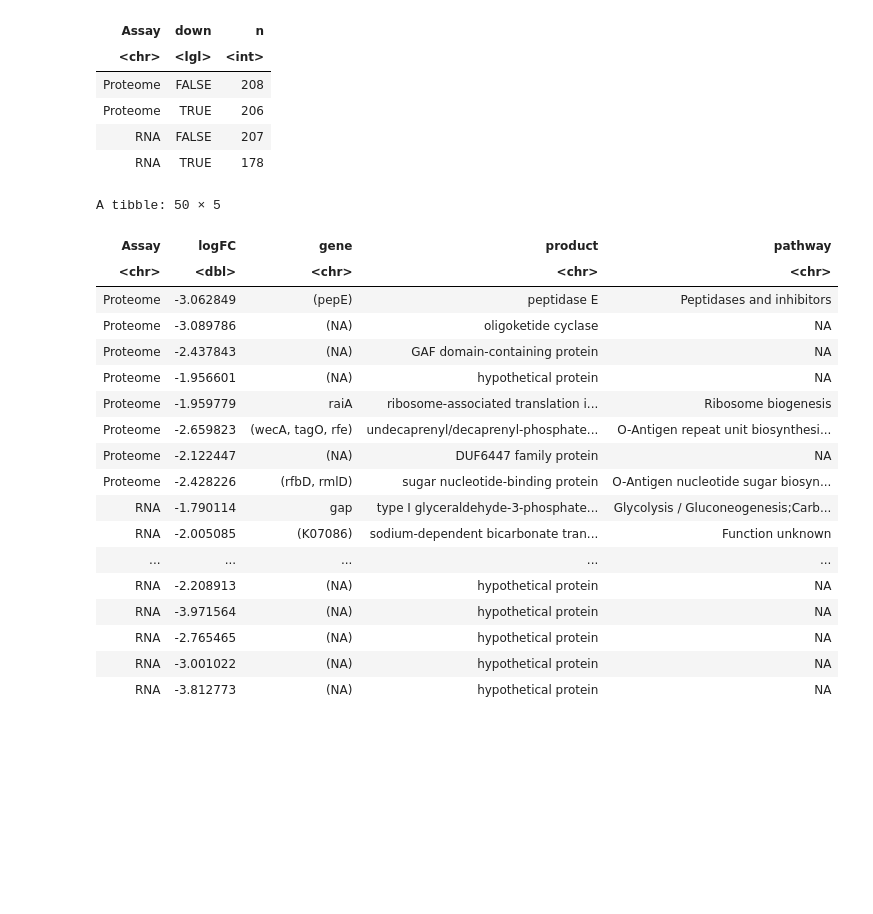
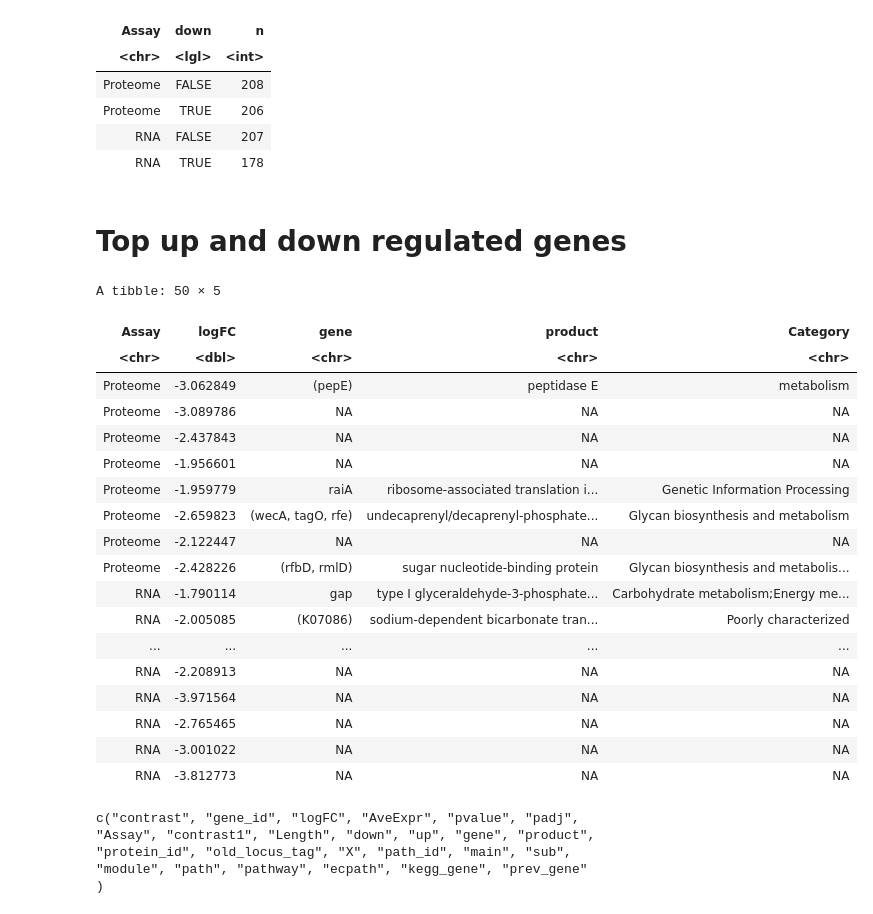
Before and after one commit to wosnat/CC1A3, a Jupyter notebook: Enrichment/CC1A3 MED4 figure long term.ipynb, the cells around one changed output. Cells and saved outputs as stored; diff of their text form; code cells hidden in the pictures; blank space fills up the shorter version.

```diff
--- a/Enrichment/CC1A3 MED4 figure long term.ipynb
+++ b/Enrichment/CC1A3 MED4 figure long term.ipynb
@@ -55,3 +115,6 @@ hpath_df = hpath_df %>%
     mutate(module = str_replace(module, "Metabolism of", "")) %>%
     mutate(module = str_replace(module, "biosynthesis", "")) %>%
     mutate(module = str_trim(module))
+# %%
+# add Category
+hpath_df = left_join(hpath_df, kegg_mapping_df, by=c('sub', 'main'), )
@@ -62,7 +214,7 @@ hpath_df = hpath_df %>%
 hpath_df = hpath_df %>%
     mutate(
         prev_gene = gene,
-        gene = if_else(gene != '', gene, paste0('(',kegg_gene,')'))
+        gene = if_else((prev_gene != '') | (is.na(kegg_gene)), prev_gene, paste0('(',kegg_gene,')'))
 
     )
 # %%
@@ -92,0 +235,18 @@ lgl (2): down, up
+# %%
+
+
+hpath_df_to_export_filter = hpath_df %>%
+    filter(main %in% kegg_main_list) %>%
+     group_by(gene_id) %>%
+     mutate(
+         main = paste0(unique(main), collapse = ";"),
+         sub = paste0(unique(sub), collapse = ";"),
+         path = paste0(unique(path), collapse = ";"),
+         ecpath = paste0(unique(ecpath), collapse = ";"),
+         pathway = paste0(unique(pathway), collapse = ";"),
+         module = paste0(unique(module), collapse = ";"),
+         Category = paste0(sort(unique(Category)), collapse = ";"),
+     Category = str_replace(Category, ';metabolism', '')
+     ) %>%
+    ungroup() %>%
+    distinct(gene_id, .keep_all = TRUE)
@@ -93,2 +291,2 @@ lgl (2): down, up
 # %%
-df_all = left_join(df_all, hpath_df_to_export, by='gene_id')
+df_all = left_join(df_all, hpath_df_to_export_filter, by='gene_id')
@@ -134,28 +328,30 @@ A spec_tbl_df: 4 × 3
 | Proteome | TRUE | 206 |
 | RNA | FALSE | 207 |
 | RNA | TRUE | 178 |
+# %% [markdown]
+# Top up and down regulated genes
 # %%
 df_all %>%
     filter(padj < 0.05) %>% top_n(-50, logFC) %>%
-    select(Assay,logFC,gene, product, pathway) #%>%
+    select(Assay,logFC,gene, product, Category) #%>%
     #select(Assay,logFC,gene)
 # %% [output]
 A tibble: 50 × 5
-| Assay | logFC | gene | product | pathway |
+| Assay | logFC | gene | product | Category |
 | <chr> | <dbl> | <chr> | <chr> | <chr> |
-| Proteome | -3.062849 | (pepE) | peptidase E | Peptidases and inhibitors |
-| Proteome | -3.089786 | (NA) | oligoketide cyclase | NA |
-| Proteome | -2.437843 | (NA) | GAF domain-containing protein | NA |
-| Proteome | -1.956601 | (NA) | hypothetical protein | NA |
-| Proteome | -1.959779 | raiA | ribosome-associated translation i... | Ribosome biogenesis |
-| Proteome | -2.659823 | (wecA, tagO, rfe) | undecaprenyl/decaprenyl-phosphate... | O-Antigen repeat unit biosynthesi... |
-| Proteome | -2.122447 | (NA) | DUF6447 family protein | NA |
-| Proteome | -2.428226 | (rfbD, rmlD) | sugar nucleotide-binding protein | O-Antigen nucleotide sugar biosyn... |
-| RNA | -1.790114 | gap | type I glyceraldehyde-3-phosphate... | Glycolysis / Gluconeogenesis;Carb... |
-| RNA | -2.005085 | (K07086) | sodium-dependent bicarbonate tran... | Function unknown |
+| Proteome | -3.062849 | (pepE) | peptidase E | metabolism |
+| Proteome | -3.089786 | NA | NA | NA |
+| Proteome | -2.437843 | NA | NA | NA |
+| Proteome | -1.956601 | NA | NA | NA |
+| Proteome | -1.959779 | raiA | ribosome-associated translation i... | Genetic Information Processing |
+| Proteome | -2.659823 | (wecA, tagO, rfe) | undecaprenyl/decaprenyl-phosphate... | Glycan biosynthesis and metabolism |
+| Proteome | -2.122447 | NA | NA | NA |
+| Proteome | -2.428226 | (rfbD, rmlD) | sugar nucleotide-binding protein | Glycan biosynthesis and metabolis... |
+| RNA | -1.790114 | gap | type I glyceraldehyde-3-phosphate... | Carbohydrate metabolism;Energy me... |
+| RNA | -2.005085 | (K07086) | sodium-dependent bicarbonate tran... | Poorly characterized |
 | ... | ... | ... | ... | ... |
-| RNA | -2.208913 | (NA) | hypothetical protein | NA |
-| RNA | -3.971564 | (NA) | hypothetical protein | NA |
-| RNA | -2.765465 | (NA) | hypothetical protein | NA |
-| RNA | -3.001022 | (NA) | hypothetical protein | NA |
-| RNA | -3.812773 | (NA) | hypothetical protein | NA |
+| RNA | -2.208913 | NA | NA | NA |
+| RNA | -3.971564 | NA | NA | NA |
+| RNA | -2.765465 | NA | NA | NA |
+| RNA | -3.001022 | NA | NA | NA |
+| RNA | -3.812773 | NA | NA | NA |
@@ -162 +369,9 @@ A tibble: 50 × 5
+# %%
+dput(names(df_all))
+# %% [output]
+c("contrast", "gene_id", "logFC", "AveExpr", "pvalue", "padj",
+"Assay", "contrast1", "Length", "down", "up", "gene", "product",
+"protein_id", "old_locus_tag", "X", "path_id", "main", "sub",
+"module", "path", "pathway", "ecpath", "kegg_gene", "prev_gene"
+)
 # %%
```
Also changed, not shown: parts of 33 cells of this notebook, 1 other file.
